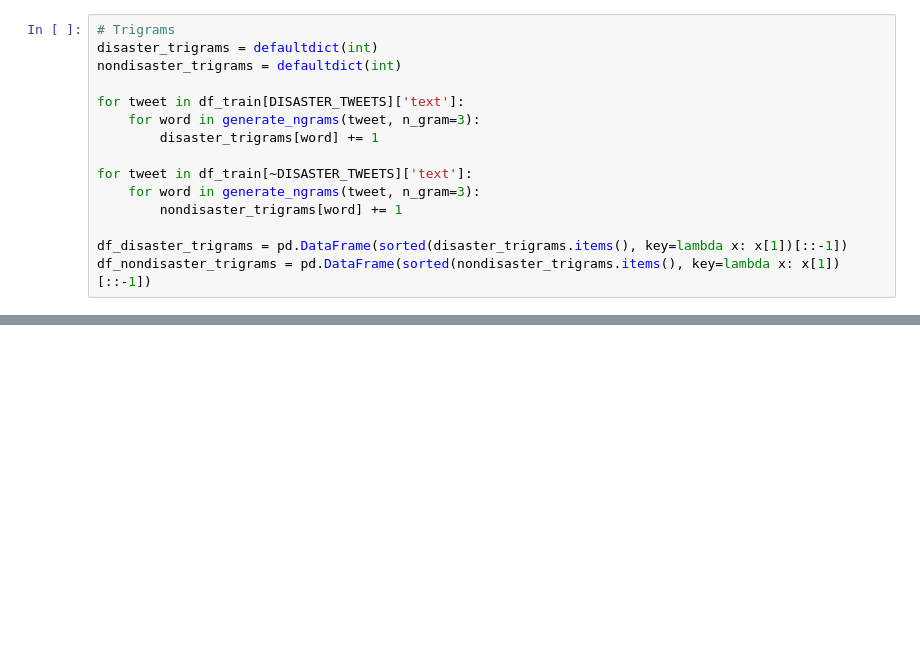
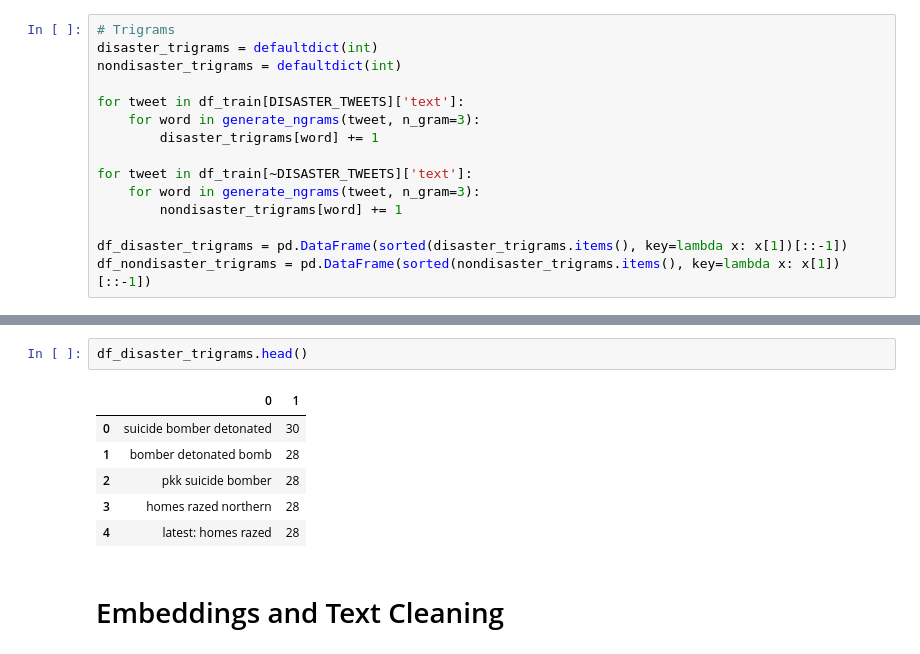
Before and after one commit to Sarankdl/NLP_With_Disaster_Tweets, a Jupyter notebook: Untitled.ipynb, the cells around one changed output, grey strips where cells are left out. Saved outputs shown, nothing was run; the diff lists cells and outputs as text; blank space fills up the shorter version.

Commit message:
Embeddings and Text Cleaning

```diff
--- a/Untitled.ipynb
+++ b/Untitled.ipynb
@@ -148,0 +168,11 @@ df_nondisaster_trigrams = pd.DataFrame(sorted(nondisaster_trigrams.items(), key=
+# %%
+df_disaster_trigrams.head()
+# %% [output]
+|  | 0 | 1 |
+| 0 | suicide bomber detonated | 30 |
+| 1 | bomber detonated bomb | 28 |
+| 2 | pkk suicide bomber | 28 |
+| 3 | homes razed northern | 28 |
+| 4 | latest: homes razed | 28 |
+# %% [markdown]
+# Embeddings and Text Cleaning
```
Also changed, not shown: parts of 6 cells of this notebook.
